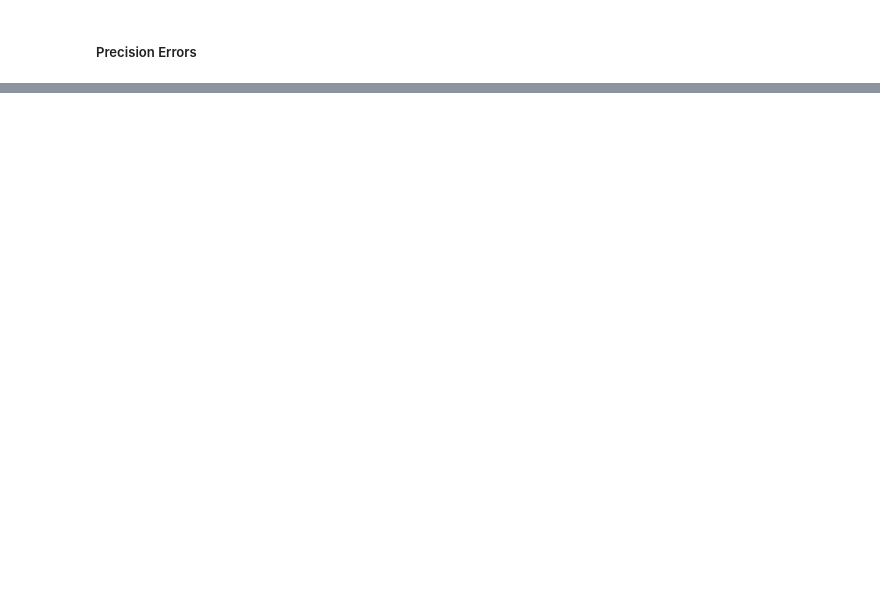
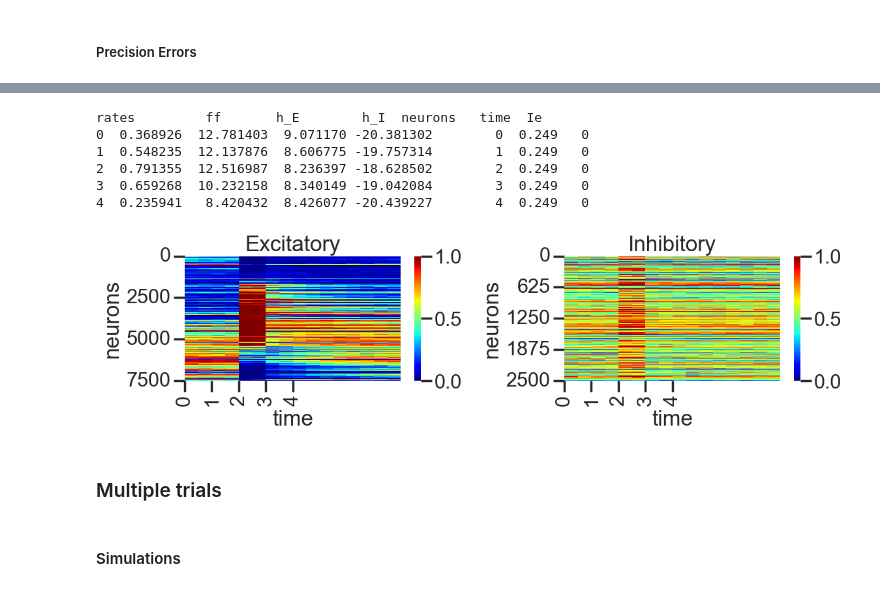
Before and after one commit to kiriclope/RUMBA, a Jupyter notebook: notebooks/doc.ipynb, the cells around one changed output, grey strips where cells are left out. Drawn from its saved outputs; the diff is of its cells as text; code cells hidden in the pictures; blank space fills up the shorter version.

```diff
--- a/notebooks/doc.ipynb
+++ b/notebooks/doc.ipynb
@@ -313,0 +493,42 @@ plt.show()
+# %%
+Ie_list = np.linspace(0.1, 1.0, 10)
+
+df_list = []
+
+for i in range(Ie_list.shape[0]):
+    df_i = pd.read_hdf(REPO_ROOT + "/data/simul/bump_Ie_%.1f.h5" % Ie_list[i], mode="r")
+    df_i['Ie'] = i
+    df_list.append(df_i)
+
+df = pd.concat(df_list, ignore_index=True)
+df_E = df[df.neurons<7500]
+print(df.head())
+# %% [output]
+rates         ff       h_E        h_I  neurons   time  Ie
+0  0.368926  12.781403  9.071170 -20.381302        0  0.249   0
+1  0.548235  12.137876  8.606775 -19.757314        1  0.249   0
+2  0.791355  12.516987  8.236397 -18.628502        2  0.249   0
+3  0.659268  10.232158  8.340149 -19.042084        3  0.249   0
+4  0.235941   8.420432  8.426077 -20.439227        4  0.249   0
+# %%
+trial = 0
+fig, ax = plt.subplots(1, 2, figsize=[2*width, height])
+pt = pd.pivot_table(df[df.Ie==trial], values="rates", index=["neurons"], columns="time")
+
+sns.heatmap(pt[:7500], cmap="jet", ax=ax[0], vmax=1, vmin=0)
+ax[0].set_yticks([0, 2500, 5000, 7500], [0, 2500, 5000, 7500])
+ax[0].set_xticks([0, 2, 4, 6, 8], [0, 1, 2, 3, 4])
+ax[0].set_title('Excitatory')
+
+sns.heatmap(pt[7500:], cmap="jet", ax=ax[1], vmax=1, vmin=0)
+ax[1].set_yticks([0, 625, 1250, 1875, 2500], [0, 625, 1250, 1875, 2500])
+ax[1].set_xticks([0, 2, 4, 6, 8], [0, 1, 2, 3, 4])
+ax[1].set_title('Inhibitory')
+
+plt.show()
+# %% [output]
+[figure, added]
+# %% [markdown]
+### Multiple trials
+# %% [markdown]
+#### Simulations
```
Also changed, not shown: parts of 65 cells of this notebook, 1 other file.
